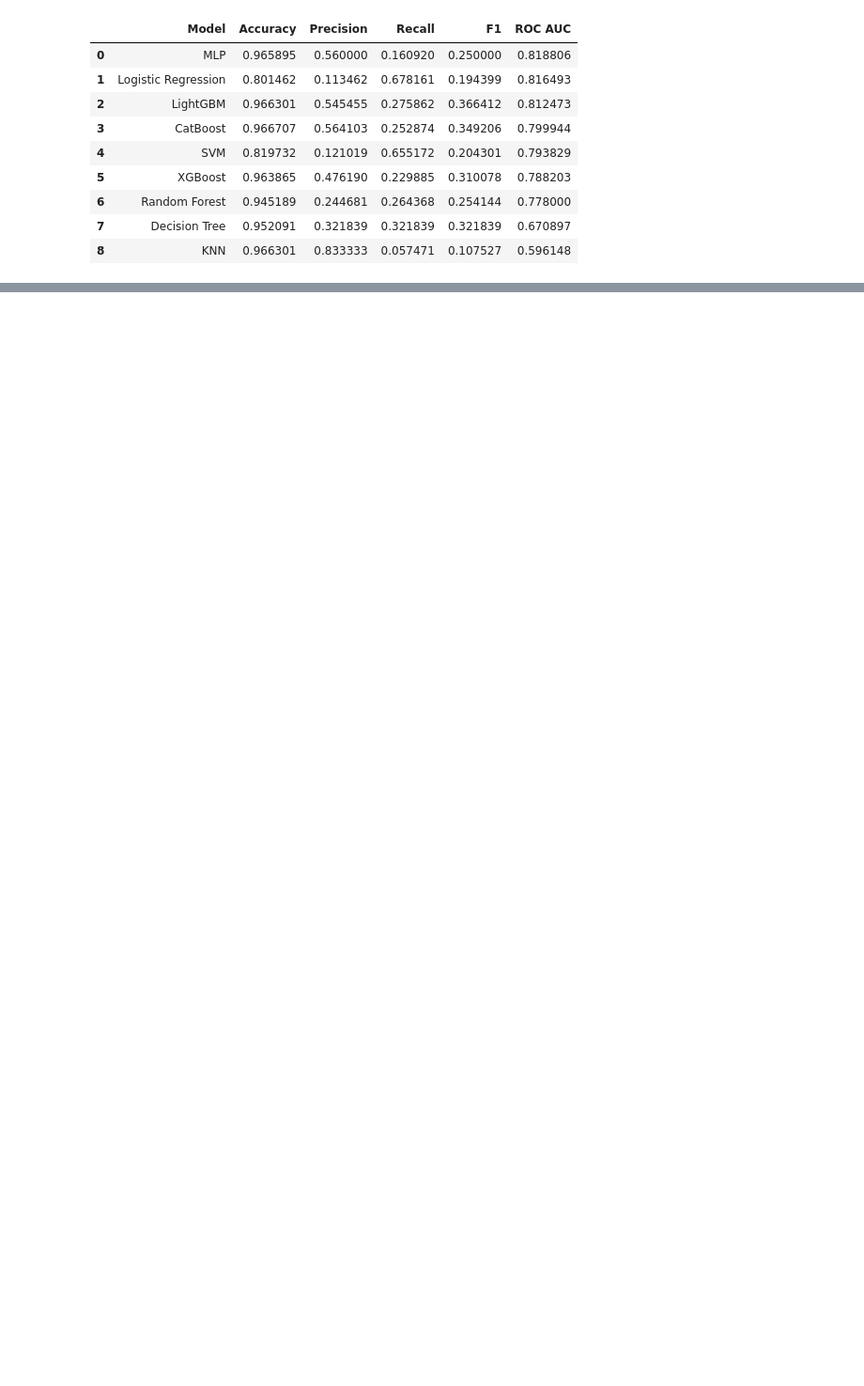
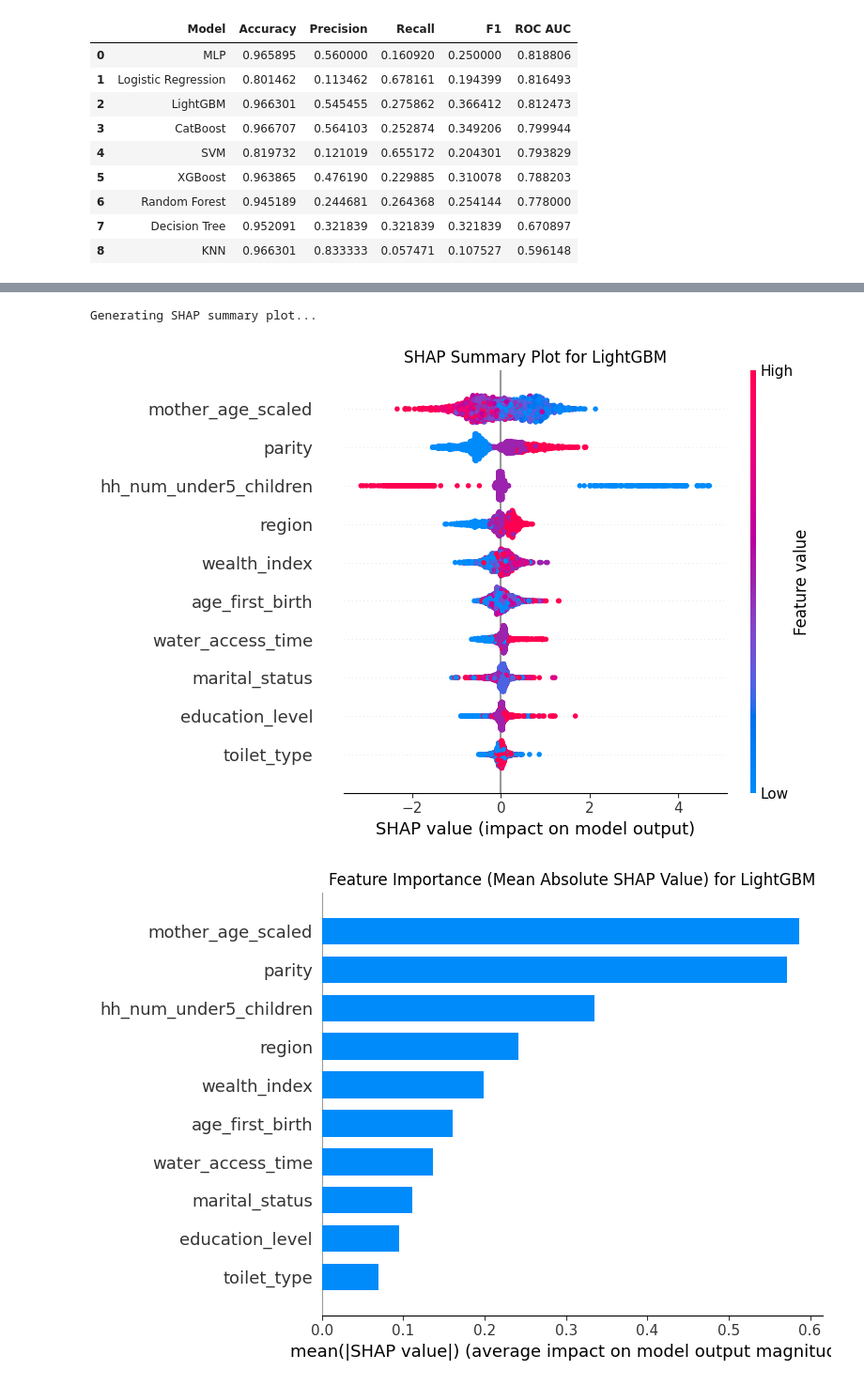
Before and after one commit to Fentahun60/Fentahun, a Jupyter notebook: U5MR_Malawi.ipynb, the cells around one changed output, grey strips where cells are left out. Shown at 94% size. Drawn from its saved outputs; the diff is of its cells as text; code cells hidden in the pictures; blank space fills up the shorter version.

```diff
--- a/U5MR_Malawi.ipynb
+++ b/U5MR_Malawi.ipynb
@@ -1456,0 +1533,32 @@ And if memory is not enough, you can set `force_col_wise=true`.
+# %%
+import shap
+import lightgbm as lgb
+import matplotlib.pyplot as plt
+
+# Initialize and train the LightGBM model with appropriate parameters
+# Using the same parameters as in the model evaluation cell (9P_gspVcAz26)
+lgbm_model = lgb.LGBMClassifier(random_state=42)
+lgbm_model.fit(X_train_resampled, y_train_resampled)
+
+# Create a SHAP explainer object for the LightGBM model
+explainer = shap.TreeExplainer(lgbm_model)
+
+# Calculate SHAP values for a subset of the test data
+# Using X_test_selected to align with model training
+shap_values = explainer.shap_values(X_test_selected)
+
+# Visualize the SHAP values
+print("Generating SHAP summary plot...")
+
+# SHAP summary plot (beeswarm plot)
+shap.summary_plot(shap_values, X_test_selected, show=False)
+plt.title('SHAP Summary Plot for LightGBM')
+plt.tight_layout()
+plt.show()
+
+# SHAP summary plot (bar plot of mean absolute SHAP values)
+shap.summary_plot(shap_values, X_test_selected, plot_type='bar', show=False)
+plt.title('Feature Importance (Mean Absolute SHAP Value) for LightGBM')
+plt.tight_layout()
+plt.show()
+# %% [output]
@@ -1456,0 +1573,3 @@ And if memory is not enough, you can set `force_col_wise=true`.
+Generating SHAP summary plot...
+[figure, added]
+[figure, added]
```
Also changed, not shown: parts of 3 cells of this notebook.
